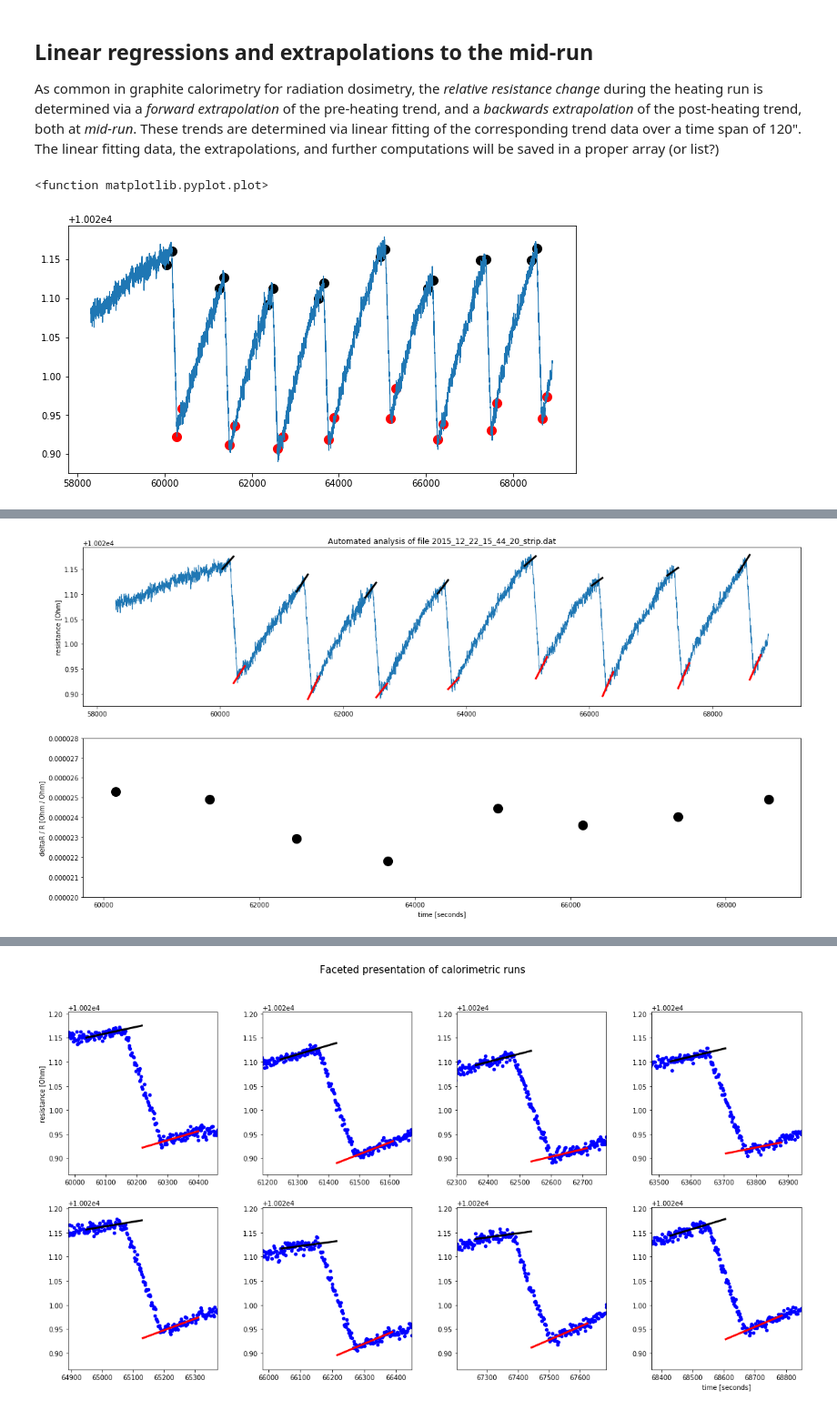
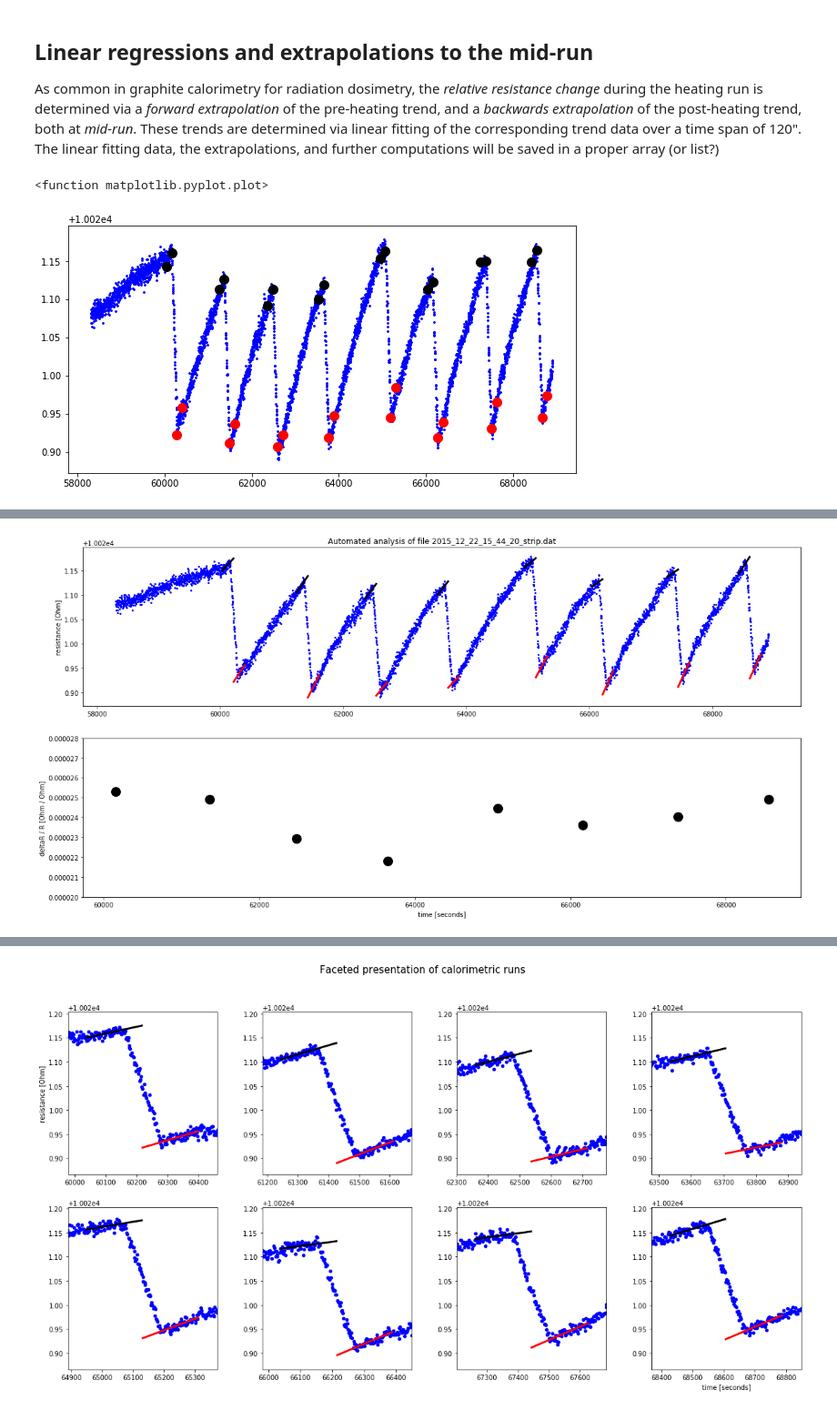
Before and after one commit to massimopinto/CalRadDosimetry, a Jupyter notebook: Core_resistance_analysis.ipynb, the cells around one changed output, grey strips where cells are left out. Shown at 91% size. Saved outputs shown, nothing was run; the diff lists cells and outputs as text; code cells hidden in the pictures.

```diff
--- a/Core_resistance_analysis.ipynb
+++ b/Core_resistance_analysis.ipynb
@@ -237,22 +237,23 @@ def generate_fit_regions(array, fit_margin, span=120, direction='backwards'):
 # %%
 fit_pre_heat = generate_fit_regions(time, t_beginnings, 120, 'backwards')
 fit_post_heat = generate_fit_regions(time, t_ends, 120, 'forward')
 # time[temp[0,]]
 
 %matplotlib inline
 pyplt.figure(figsize=(10,5))
-pyplt.plot(time,resistance, linewidth=1.0)
+#pyplt.plot(time,resistance, linewidth=1.0)
+pyplt.scatter(time,resistance, marker ='o', s=3, c='blue')
 
 #pyplt.plot(time,y_smooth, color='y', linewidth=3.0)
 pyplt.scatter(time[time_mins],resistance[time_mins], marker ='o', s=100, c='black')
 pyplt.scatter(time[fit_pre_heat[0,]],resistance[fit_pre_heat[0,]], marker ='o', s=100, c='black')
 pyplt.scatter(time[time_maxs],resistance[time_maxs], marker='o', s=100, c='red')
 pyplt.scatter(time[fit_post_heat[1,]],resistance[fit_post_heat[1,]], marker ='o', s=100, c='red')
 #pyplt.savefig(dir_img+"/"+"localize_fitting_regions"+".png")
 pyplt.plot
 # %% [output]
 <function matplotlib.pyplot.plot>
-[figure, old version]
+[figure, new version]
 # %% [markdown]
 ### Organization of output data in columns
 
@@ -295,7 +296,7 @@ results = np.vstack((results, fit_results_post[0,:], fit_results_post[1,:], R_mi
 delta_R = abs(results[6,]-results[9,])
 R_mid_average = 0.5*abs(results[6,]+results[9,])
 delta_R_over_R = delta_R / R_mid_average
-slopes_control = abs(abs(results[4,]-abs(results[7,]))) / (0.5*(abs(results[4,]+abs(results[7,])))) # relative difference of the pre-drift and post-drift slopes. An indicator of thermal equilirbium
+slopes_control = 100*abs(abs(results[4,]-abs(results[7,]))) / (0.5*(abs(results[4,]+abs(results[7,])))) # relative difference of the pre-drift and post-drift slopes. An indicator of thermal equilirbium
 
 results = np.vstack((results, delta_R, R_mid_average, delta_R_over_R, slopes_control))
 
@@ -304,13 +305,22 @@ results = np.vstack((results, delta_R, R_mid_average, delta_R_over_R, slopes_con
 #fit_results[:,0] = stats.linregress(time[x1[0]:x2[0]],resistance[x1[0]:x2[0]])
 #line1 = slope*time[x1[0]:xmid[0]]+intercept # ok thus far, though you now need to extrapolate.
 
-# create a list of numpy arrays of variable lenghts, each corresponding to a best fit line
-line_pre = [] # empty
-line_post = []
+# create a list of numpy arrays of variable lenghts, each corresponding to a best fit lineà
+
+#line_pre = [] # empty
+#line_post = []
+#for i in range(0, len(x2)):
+#    line_pre.append(fit_results_pre[0,i]*time[x1[i]:xmid[i]] + fit_results_pre[1,i])
+#    line_post.append(fit_results_post[0,i]*time[xmid[i]:x4[i]] + fit_results_post[1,i])
+
+line_pre = [[],[]] # empty list of two empty lists for pre- and post-drift best fit lines
+line_post = [[],[]]
 for i in range(0, len(x2)):
-    line_pre.append(fit_results_pre[0,i]*time[x1[i]:xmid[i]] + fit_results_pre[1,i])
-    line_post.append(fit_results_post[0,i]*time[xmid[i]:x4[i]] + fit_results_post[1,i])
-
+    line_pre[0].append(time[x1[i]:xmid[i]]) # the times
+    line_pre[1].append(fit_results_pre[0,i]*time[x1[i]:xmid[i]] + fit_results_pre[1,i]) # the best fit lines
+    line_post[0].append(time[xmid[i]:x4[i]])
+    line_post[1].append(fit_results_post[0,i]*time[xmid[i]:x4[i]] + fit_results_post[1,i])
+#print(line_post[1][0])
 
 %matplotlib inline
 results_fig = pyplt.figure(figsize=(20,10))
@@ -318,10 +328,11 @@ results_grid = matplotlib.gridspec.GridSpec(2, 1, hspace=0.2, wspace=0.1)
 ax1 = results_fig.add_subplot(results_grid[0,0])
 ax2 = results_fig.add_subplot(results_grid[1,0])
 
-ax1.plot(time,resistance, linewidth=1.0)
+#ax1.plot(time,resistance, linewidth=1.0)
+ax1.scatter(time,resistance, marker ='o', s=4, c='blue')
 for i in range(0, len(x2)):
-    ax1.plot(time[x1[i]:xmid[i]], line_pre[i], color='black', linewidth=3.0)
-    ax1.plot(time[xmid[i]:x4[i]], line_post[i], color='red', linewidth=3.0)
+    ax1.plot(line_pre[0][i], line_pre[1][i], color='black', linewidth=3.0)
+    ax1.plot(line_post[0][i], line_post[1][i], color='red', linewidth=3.0)
 #ax1.plot(time,resistance)
 ax1.set_ylabel("resistance [Ohm]")
 ax1.set_title("Automated analysis of file 2015_12_22_15_44_20_strip.dat")
@@ -334,4 +345,4 @@ ax2.set_xlabel("time [seconds]")
 pyplt.savefig(dir_img+"/"+"final_results"+".png")
 pyplt.show()
 # %% [output]
-[figure, old version]
+[figure, new version]
```
Also changed, not shown: parts of 5 cells of this notebook, 9 other files.
